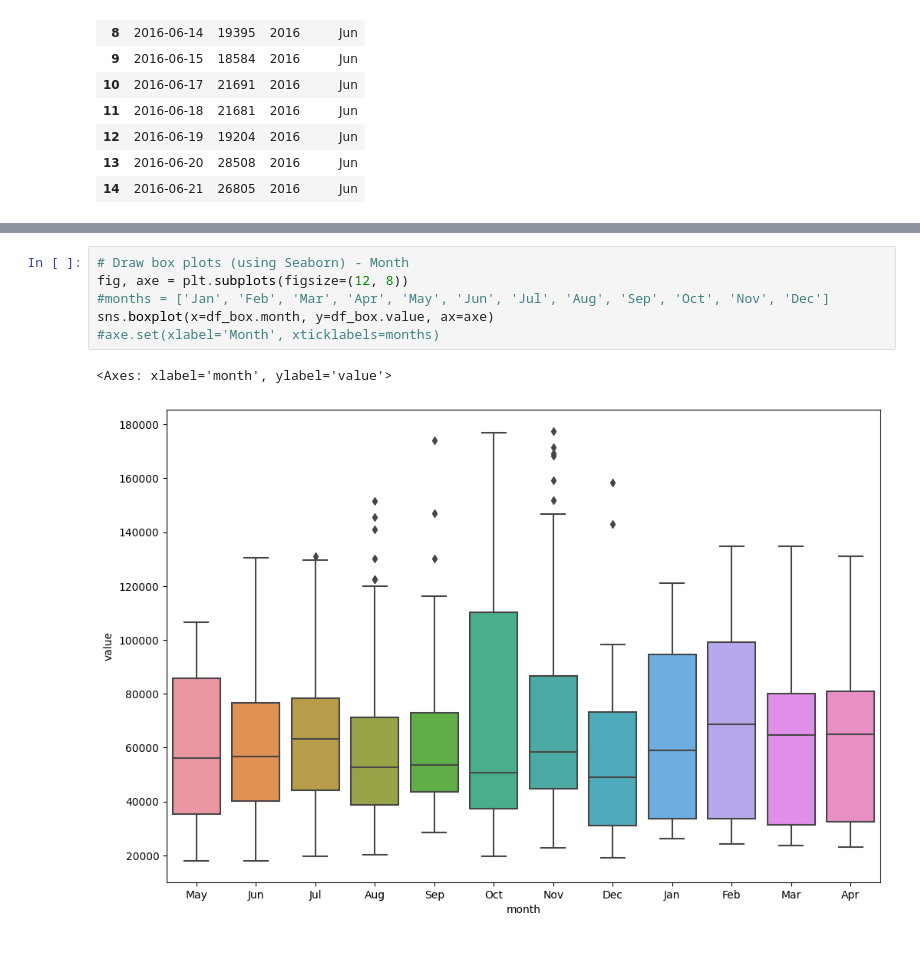
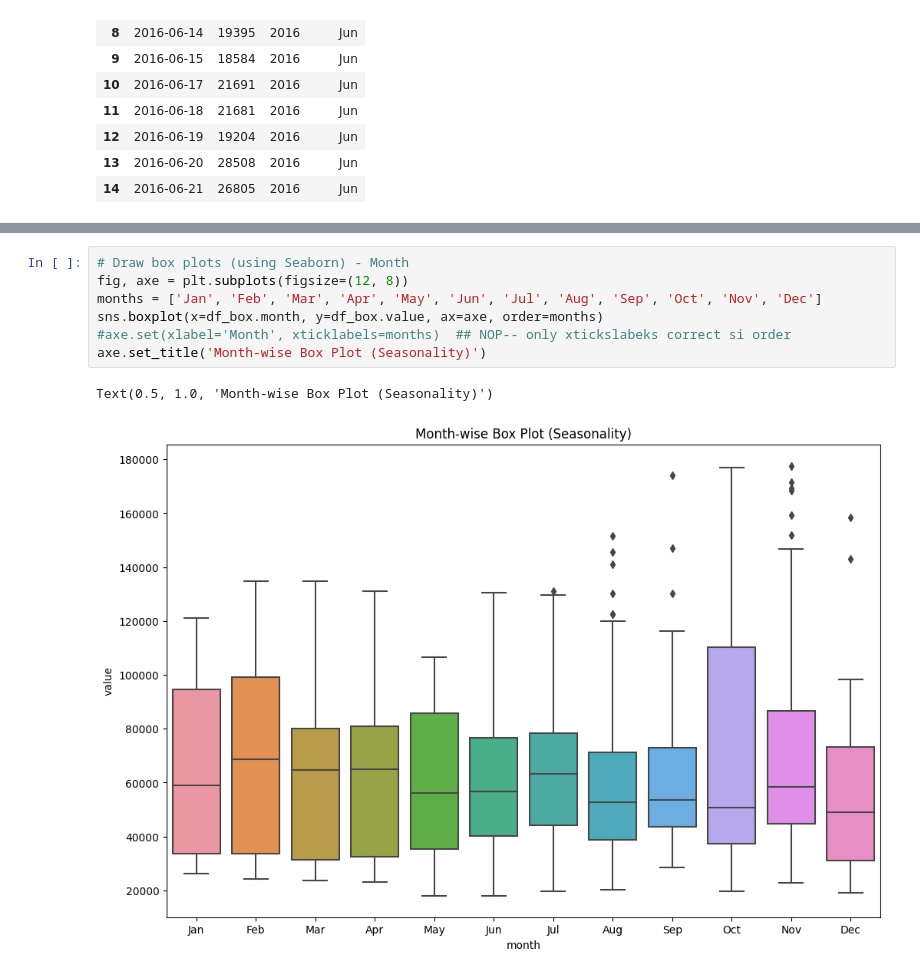
Before and after one commit to jmonti-gh/DataAnalysis_Py, a Jupyter notebook: p4_PageViewTimeSeriesVis/box_plot.ipynb, the cells around one changed output, grey strips where cells are left out. Drawn from its saved outputs; the diff is of its cells as text.

Commit message:
finish box plot for time series visualizar project

```diff
--- a/p4_PageViewTimeSeriesVis/box_plot.ipynb
+++ b/p4_PageViewTimeSeriesVis/box_plot.ipynb
@@ -102,9 +103,10 @@ sns.boxplot(x=df_box.year, y=df_box.value, ax=ax)
 # %%
 # Draw box plots (using Seaborn) - Month
 fig, axe = plt.subplots(figsize=(12, 8))
-#months = ['Jan', 'Feb', 'Mar', 'Apr', 'May', 'Jun', 'Jul', 'Aug', 'Sep', 'Oct', 'Nov', 'Dec']
-sns.boxplot(x=df_box.month, y=df_box.value, ax=axe)
-#axe.set(xlabel='Month', xticklabels=months)
+months = ['Jan', 'Feb', 'Mar', 'Apr', 'May', 'Jun', 'Jul', 'Aug', 'Sep', 'Oct', 'Nov', 'Dec']
+sns.boxplot(x=df_box.month, y=df_box.value, ax=axe, order=months)
+#axe.set(xlabel='Month', xticklabels=months)  ## NOP-- only xtickslabeks correct si order
+axe.set_title('Month-wise Box Plot (Seasonality)')
 # %% [output]
-<Axes: xlabel='month', ylabel='value'>
+Text(0.5, 1.0, 'Month-wise Box Plot (Seasonality)')
-[figure, old version]
+[figure, new version]
```
Also changed, not shown: parts of 6 cells of this notebook, 4 other files.
